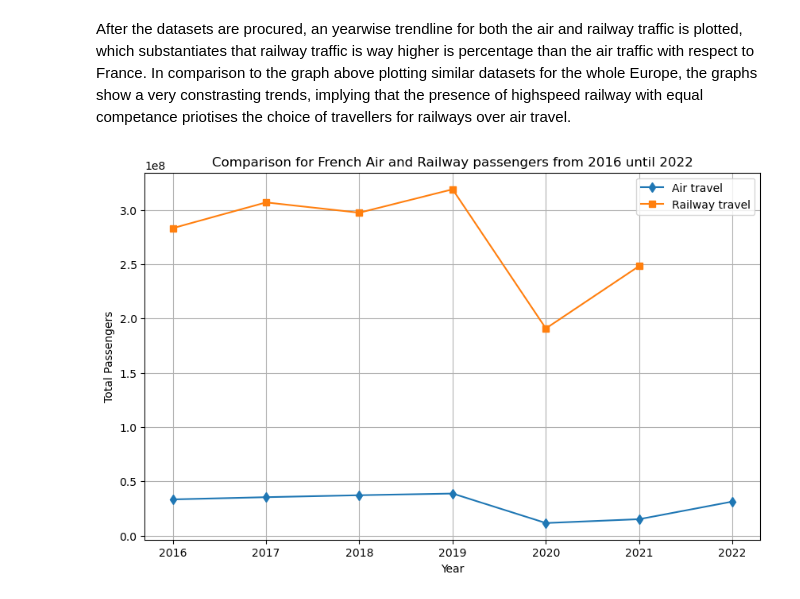
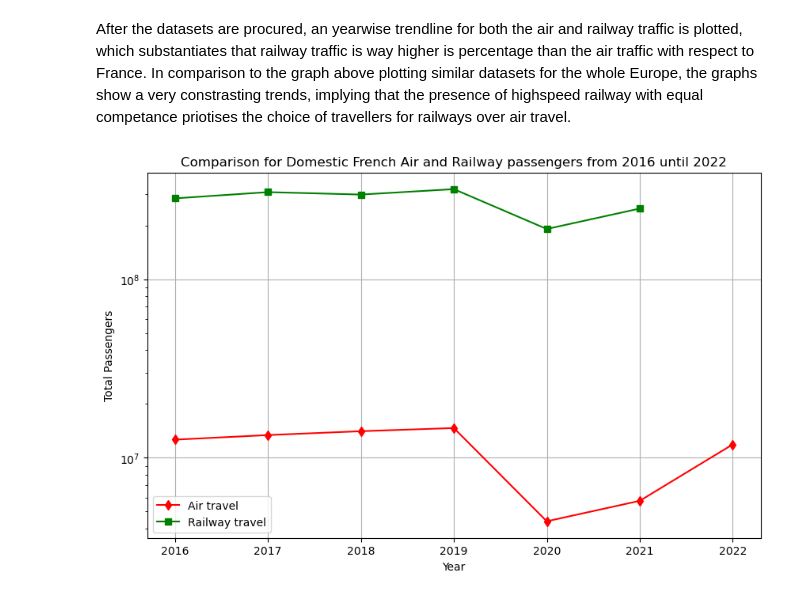
Before and after one commit to carolinemariew/Python-group-3, a Jupyter notebook: project_main.ipynb, the cells around one changed output. Drawn from its saved outputs; the diff is of its cells as text; code cells hidden in the pictures.

Commit message:
updated graphs

```diff
--- a/project_main.ipynb
+++ b/project_main.ipynb
@@ -113,6 +113,9 @@ def get_country_name(iso_code):
     return iso_country_names.get(iso_code.upper(), '???')
 # %%
 df_air_pas = pd.read_csv('Datasets/Air_transport_of_passengers_by_country.csv')
+
+#normalize for inter EU flight only, flights to outside the EU and domestic flights are excluded
+df_air_pas['OBS_VALUE'] = df_air_pas['OBS_VALUE'] * 0.378
 
 # Fix the country names
 for index, row in df_air_pas.iterrows():
@@ -206,8 +208,5 @@ Comparison passengers between air travel and train travel in Europe
 # %%
-df_air_pas['Inter_EU'] = df_air_pas['OBS_VALUE'] * 0.378 #amount of international flights within Europe
-year_pas_data_air = df_air_pas.groupby('TIME_PERIOD')['Inter_EU'].sum().reset_index() #passenger data of air travel is grouped per year
-#Domestic flights and flights from the EU to outside the EU are excluded
-
+year_pas_data_air = df_air_pas.groupby('TIME_PERIOD')['OBS_VALUE'].sum().reset_index() #passenger data of air travel is grouped per year
 year_pas_data_train = df_train_pas.groupby('TIME_PERIOD')['OBS_VALUE'].sum().reset_index() #passenger data of train travel is grouped per year
 # %%
 fig, ax = plt.subplots(figsize=(10, 6)) #plotting the comparison of flight within the EU and international train travel
@@ -436,17 +448,23 @@ See the caveats in the documentation: https://pandas.pydata.org/pandas-docs/stab
 # %% [markdown]
 After the datasets are procured, an yearwise trendline for both the air and railway traffic is plotted, which substantiates that railway traffic is way higher is percentage than the air traffic with respect to France. In comparison to the graph above plotting similar datasets for the whole Europe, the graphs show a very constrasting trends, implying that the presence of highspeed railway with equal competance priotises the choice of travellers for railways over air travel.
 # %%
+import matplotlib.pyplot as plt
+
 fig, ax = plt.subplots(figsize=(10, 6))
 
-ax.plot(air['TIME_PERIOD'], air['WITHIN_FRANCE'], label='Air travel', marker='d')  # Both the Air travel and Train travel are compared for France.
-ax.plot(rail_FR['TIME_PERIOD'], rail_FR['OBS_VALUE'], label='Railway travel', marker='s') # France is taken specifically due to the presence of High Speed Railway Network in the Country which is competative to the air travel
+# Specify line colors using the 'color' parameter
+ax.plot(air['TIME_PERIOD'], air['WITHIN_FRANCE'], label='Air travel', marker='d', color='red')
+ax.plot(rail_FR['TIME_PERIOD'], rail_FR['OBS_VALUE'], label='Railway travel', marker='s', color='green')
 
 ax.set_xlabel('Year')
 ax.set_ylabel('Total Passengers')
-ax.set_title('Comparison for French Air and Railway passengers from 2016 until 2022')
+ax.set_title('Comparison for Domestic French Air and Railway passengers from 2016 until 2022')
 ax.grid(True)
 ax.legend()
 
+# Set the y-axis to a logarithmic scale
+ax.set_yscale('log')
+
 plt.show()
 # %% [output]
-[figure, old version]
+[figure, new version]
```
Also changed, not shown: parts of 12 cells of this notebook.
